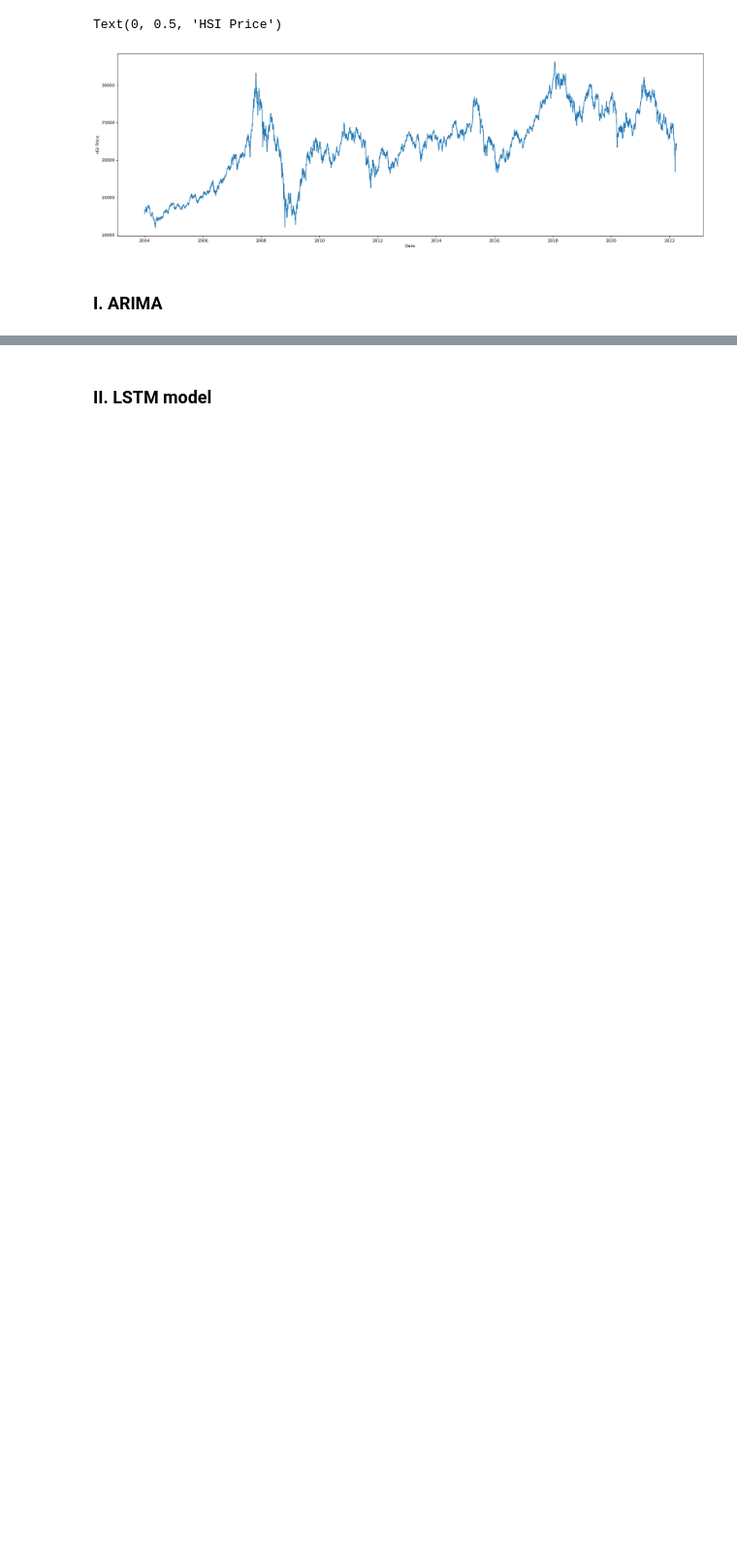
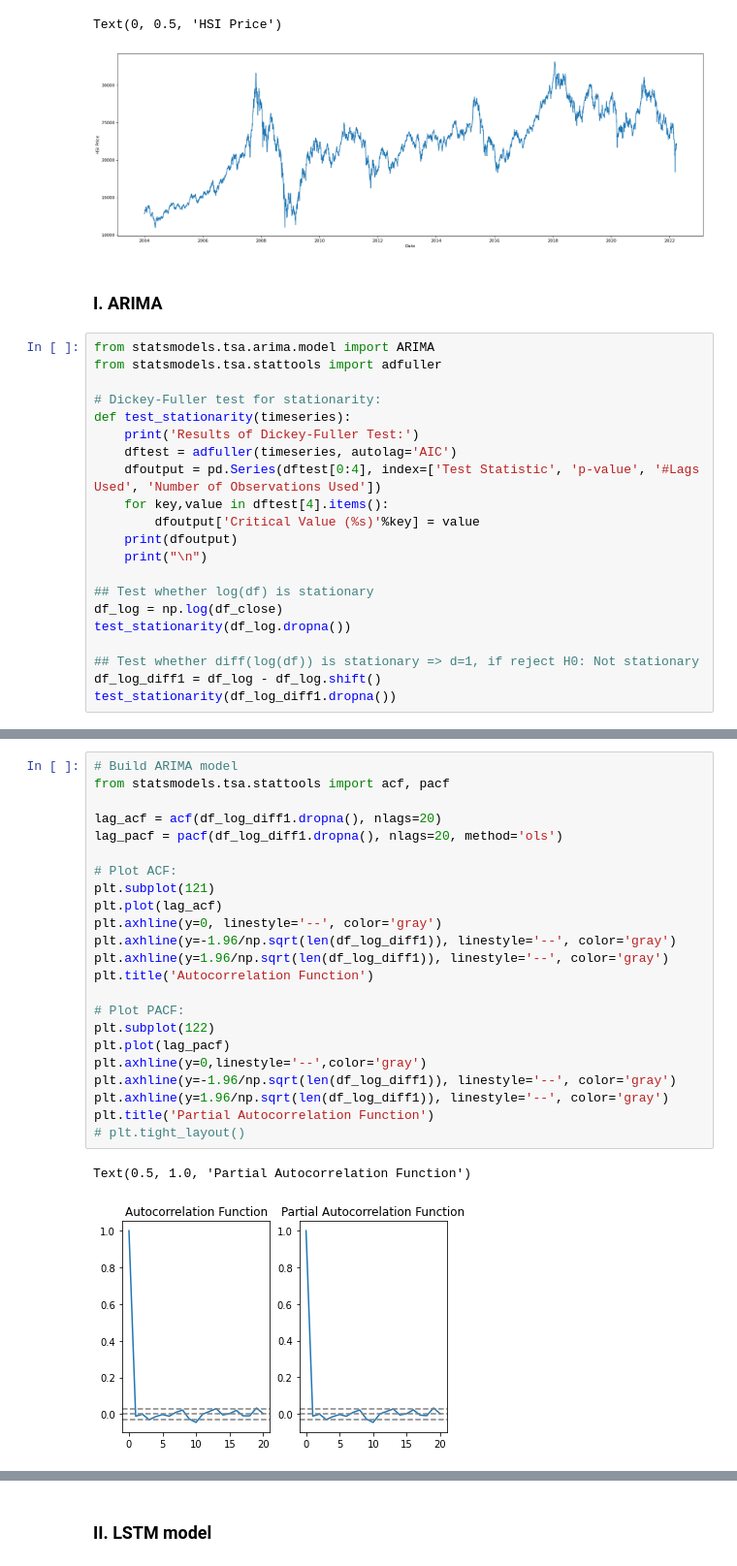
Before and after one commit to Lihua-Xiao/KeyCodes, a Jupyter notebook: Financial data.ipynb, the cells around one changed output, grey strips where cells are left out. Shown: that part at 97% size. Cells and saved outputs as stored; diff of their text form; blank space fills up the shorter version.

```diff
--- a/Financial data.ipynb
+++ b/Financial data.ipynb
@@ -28,3 +29,24 @@ Text(0, 0.5, 'HSI Price')
 [figure]
 # %% [markdown]
 ### I. ARIMA
+# %%
+from statsmodels.tsa.arima.model import ARIMA
+from statsmodels.tsa.stattools import adfuller
+
+# Dickey-Fuller test for stationarity:
+def test_stationarity(timeseries):
+    print('Results of Dickey-Fuller Test:')
+    dftest = adfuller(timeseries, autolag='AIC')
+    dfoutput = pd.Series(dftest[0:4], index=['Test Statistic', 'p-value', '#Lags Used', 'Number of Observations Used'])
+    for key,value in dftest[4].items():
+        dfoutput['Critical Value (%s)'%key] = value
+    print(dfoutput)
+    print("\n")
+
+## Test whether log(df) is stationary
+df_log = np.log(df_close)
+test_stationarity(df_log.dropna())
+
+## Test whether diff(log(df)) is stationary => d=1, if reject H0: Not stationary
+df_log_diff1 = df_log - df_log.shift()
+test_stationarity(df_log_diff1.dropna())
@@ -30,0 +74,26 @@ Text(0, 0.5, 'HSI Price')
+# %%
+# Build ARIMA model
+from statsmodels.tsa.stattools import acf, pacf
+
+lag_acf = acf(df_log_diff1.dropna(), nlags=20)
+lag_pacf = pacf(df_log_diff1.dropna(), nlags=20, method='ols')
+
+# Plot ACF:
+plt.subplot(121)
+plt.plot(lag_acf)
+plt.axhline(y=0, linestyle='--', color='gray')
+plt.axhline(y=-1.96/np.sqrt(len(df_log_diff1)), linestyle='--', color='gray')
+plt.axhline(y=1.96/np.sqrt(len(df_log_diff1)), linestyle='--', color='gray')
+plt.title('Autocorrelation Function')
+
+# Plot PACF:
+plt.subplot(122)
+plt.plot(lag_pacf)
+plt.axhline(y=0,linestyle='--',color='gray')
+plt.axhline(y=-1.96/np.sqrt(len(df_log_diff1)), linestyle='--', color='gray')
+plt.axhline(y=1.96/np.sqrt(len(df_log_diff1)), linestyle='--', color='gray')
+plt.title('Partial Autocorrelation Function')
+# plt.tight_layout()
+# %% [output]
+Text(0.5, 1.0, 'Partial Autocorrelation Function')
+[figure, added]
```
Also changed, not shown: parts of 18 cells of this notebook.
